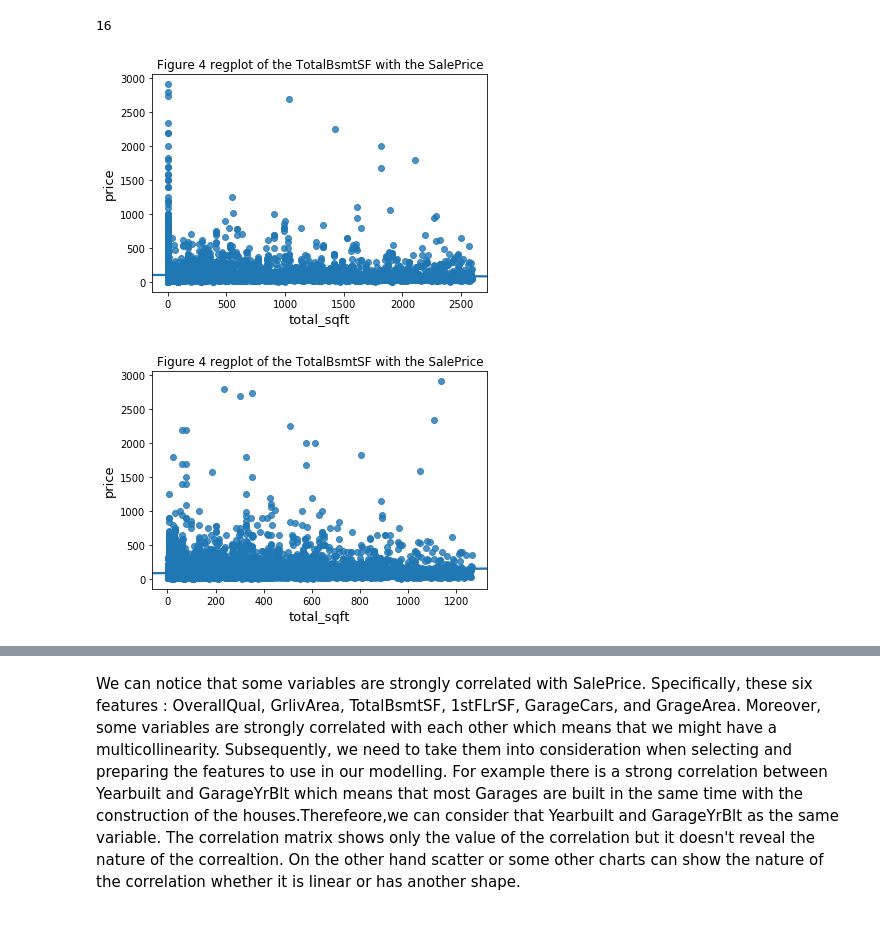
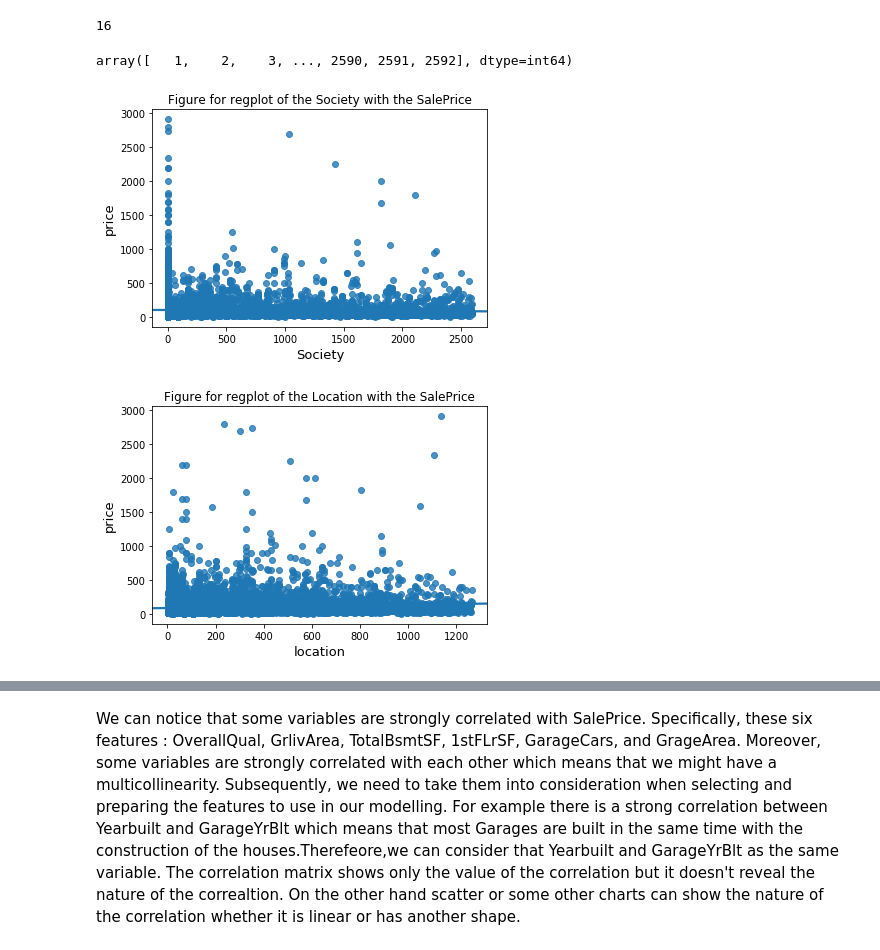
Before and after one commit to MDM0764/Bangalore-House-Price-Prediction, a Jupyter notebook: Bangalore_prediction.ipynb, the cells around one changed output, grey strips where cells are left out. Cells and saved outputs as stored; diff of their text form; code cells hidden in the pictures.

```diff
--- a/Bangalore_prediction.ipynb
+++ b/Bangalore_prediction.ipynb
@@ -198,24 +215,28 @@ len(data_train['size'].unique())
 # %%
 data_train['society'] = data_train['society'].factorize()[0]+1
 data_train['location'] = data_train['location'].factorize()[0]+1
+# %%
+data_train['society'].unique()
+# %% [output]
+array([   1,    2,    3, ..., 2590, 2591, 2592], dtype=int64)
 # %%
 ax = sns.regplot(x=data_train['society'], y=data_train['price'])
 plt.ylabel('price', fontsize= 13)
 
-plt.xlabel('total_sqft', fontsize= 13)
-plt.title('Figure 4 regplot of the TotalBsmtSF with the SalePrice', fontsize= 12);
+plt.xlabel('Society', fontsize= 13)
+plt.title('Figure for regplot of the Society with the SalePrice', fontsize= 12);
 plt.show()
 # %% [output]
-[figure, old version]
+[figure, new version]
 # %%
 ax = sns.regplot(x=data_train['location'], y=data_train['price'])
 plt.ylabel('price', fontsize= 13)
 
-plt.xlabel('total_sqft', fontsize= 13)
-plt.title('Figure 4 regplot of the TotalBsmtSF with the SalePrice', fontsize= 12);
+plt.xlabel('location', fontsize= 13)
+plt.title('Figure for regplot of the Location with the SalePrice', fontsize= 12);
 plt.show()
 # %% [output]
-[figure, old version]
+[figure, new version]
 # %%
 x_train_data = data_train[['size', 'total_sqft', 'bath', 'balcony']]
 y_train_data = data_train['price']
```
Also changed, not shown: parts of 15 cells of this notebook.
